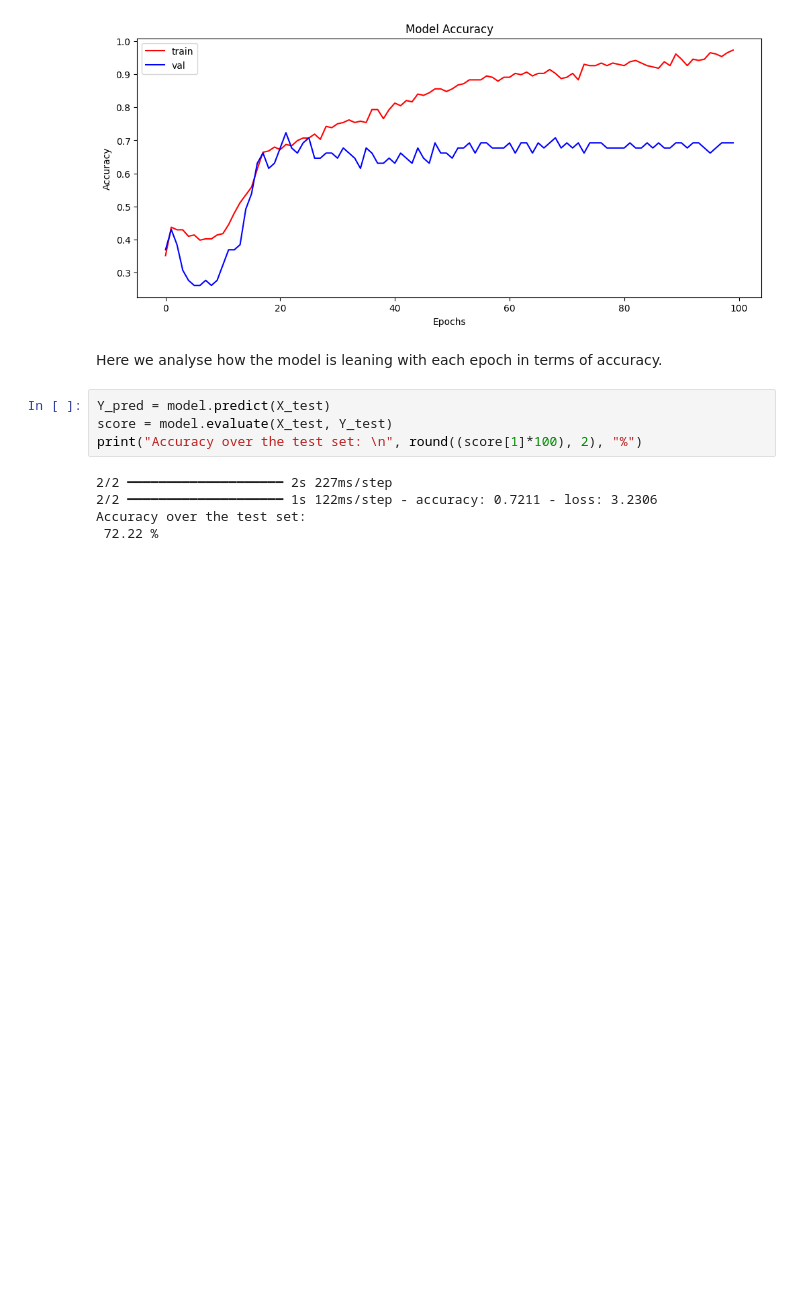
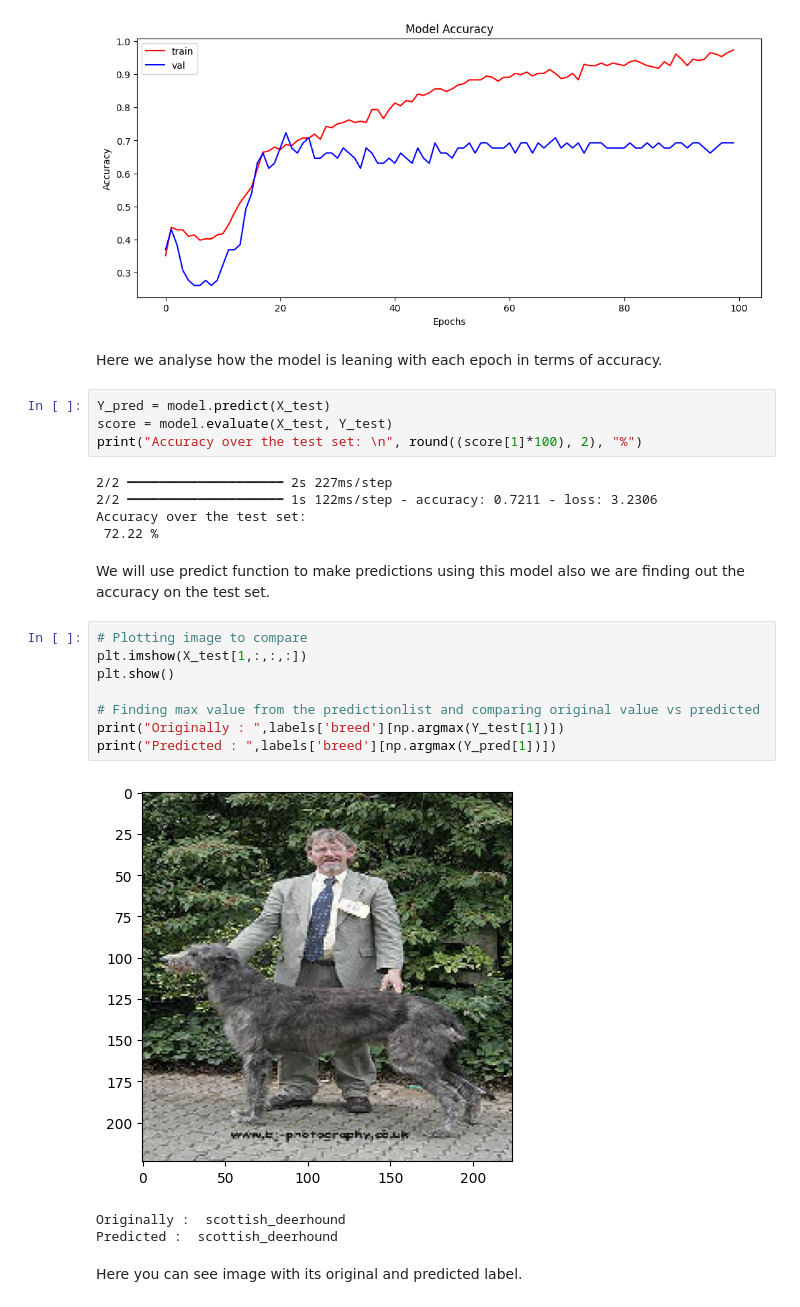
Before and after one commit to mahursh/DogBreedPrediction, a Jupyter notebook: DogBreedPredictionNotes.ipynb, the cells around one changed output. Cells and saved outputs as stored; diff of their text form; blank space fills up the shorter version.

```diff
--- a/DogBreedPredictionNotes.ipynb
+++ b/DogBreedPredictionNotes.ipynb
@@ -290,3 +290,19 @@ print("Accuracy over the test set: \n", round((score[1]*100), 2), "%")
 2/2 ━━━━━━━━━━━━━━━━━━━━ 1s 122ms/step - accuracy: 0.7211 - loss: 3.2306
 Accuracy over the test set:
  72.22 %
+# %% [markdown]
+We will use predict function to make predictions using this model also we are finding out the accuracy on the test set.
+# %%
+# Plotting image to compare
+plt.imshow(X_test[1,:,:,:])
+plt.show()
+
+# Finding max value from the predictionlist and comparing original value vs predicted
+print("Originally : ",labels['breed'][np.argmax(Y_test[1])])
+print("Predicted : ",labels['breed'][np.argmax(Y_pred[1])])
+# %% [output]
+[figure, added]
+Originally :  scottish_deerhound
+Predicted :  scottish_deerhound
+# %% [markdown]
+Here you can see image with its original and predicted label.
```
